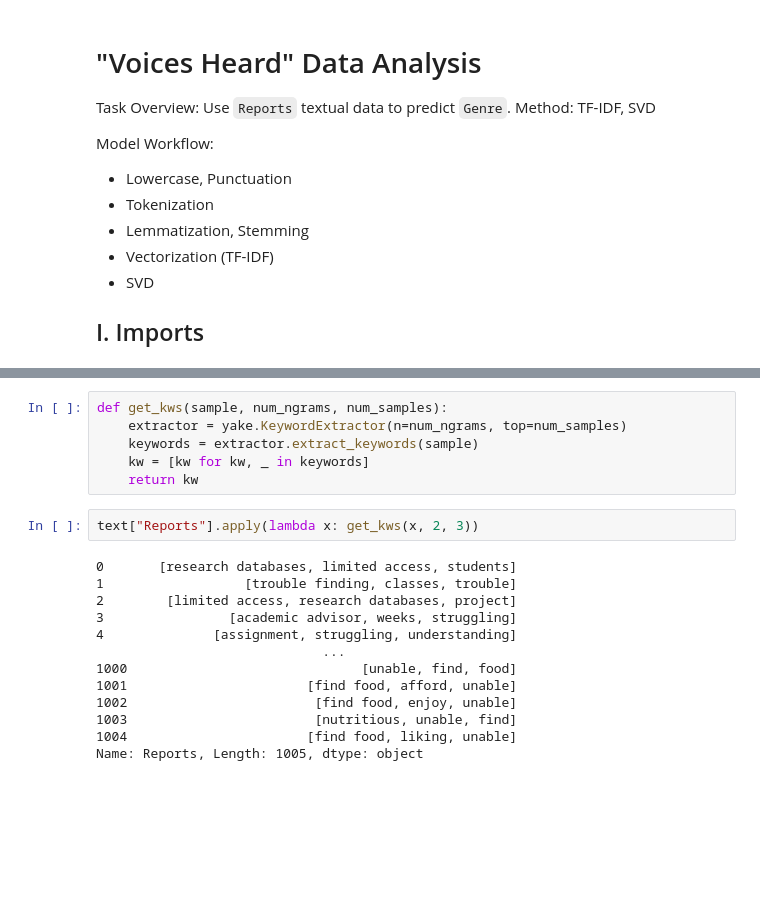
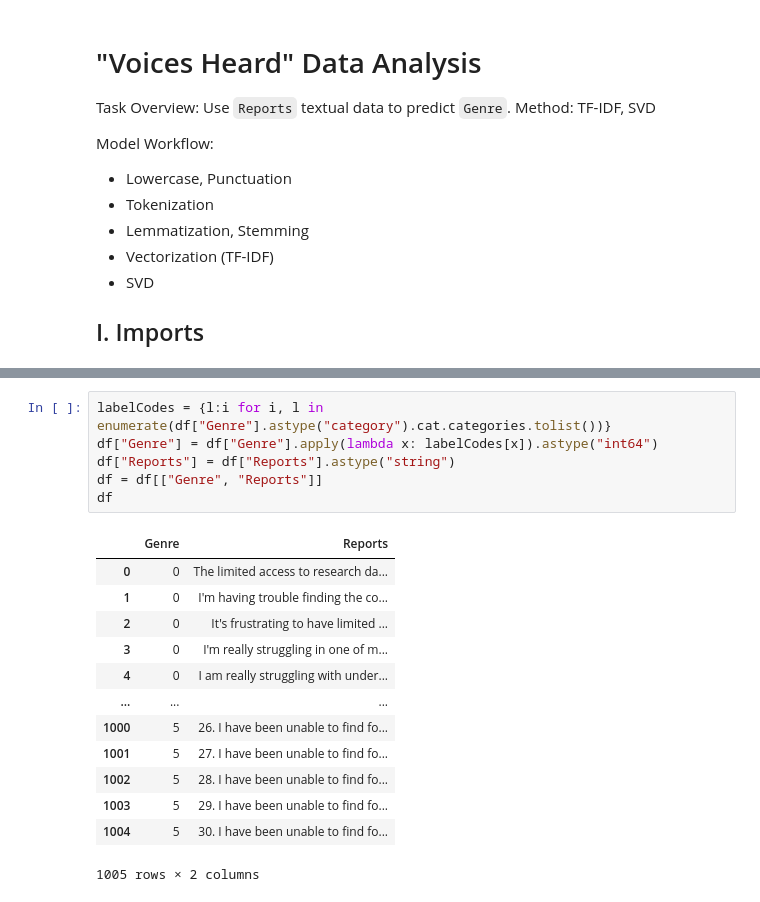
Before and after one commit to Road2Data/P3-Voices-Heard, a Jupyter notebook: textualAnalysis.ipynb, the cells around one changed output, grey strips where cells are left out. Drawn from its saved outputs; the diff is of its cells as text; blank space fills up the shorter version.

```diff
--- a/textualAnalysis.ipynb
+++ b/textualAnalysis.ipynb
@@ -56,21 +52,20 @@ text
-# %%
-def get_kws(sample, num_ngrams, num_samples):
-    extractor = yake.KeywordExtractor(n=num_ngrams, top=num_samples)
-    keywords = extractor.extract_keywords(sample)
-    kw = [kw for kw, _ in keywords]
-    return kw
-# %%
-text["Reports"].apply(lambda x: get_kws(x, 2, 3))
-# %% [output]
-0       [research databases, limited access, students]
-1                  [trouble finding, classes, trouble]
-2        [limited access, research databases, project]
-3                [academic advisor, weeks, struggling]
-4              [assignment, struggling, understanding]
-                             ...
-1000                              [unable, find, food]
-1001                       [find food, afford, unable]
-1002                        [find food, enjoy, unable]
-1003                        [nutritious, unable, find]
-1004                       [find food, liking, unable]
-Name: Reports, Length: 1005, dtype: object
+# %%
+labelCodes = {l:i for i, l in enumerate(df["Genre"].astype("category").cat.categories.tolist())}
+df["Genre"] = df["Genre"].apply(lambda x: labelCodes[x]).astype("int64")
+df["Reports"] = df["Reports"].astype("string")
+df = df[["Genre", "Reports"]]
+df
+# %% [output]
+|  | Genre | Reports |
+| 0 | 0 | The limited access to research da... |
+| 1 | 0 | I'm having trouble finding the co... |
+| 2 | 0 | It's frustrating to have limited ... |
+| 3 | 0 | I'm really struggling in one of m... |
+| 4 | 0 | I am really struggling with under... |
+| ... | ... | ... |
+| 1000 | 5 | 26. I have been unable to find fo... |
+| 1001 | 5 | 27. I have been unable to find fo... |
+| 1002 | 5 | 28. I have been unable to find fo... |
+| 1003 | 5 | 29. I have been unable to find fo... |
+| 1004 | 5 | 30. I have been unable to find fo... |
+1005 rows × 2 columns
```
Also changed, not shown: parts of 11 cells of this notebook.
